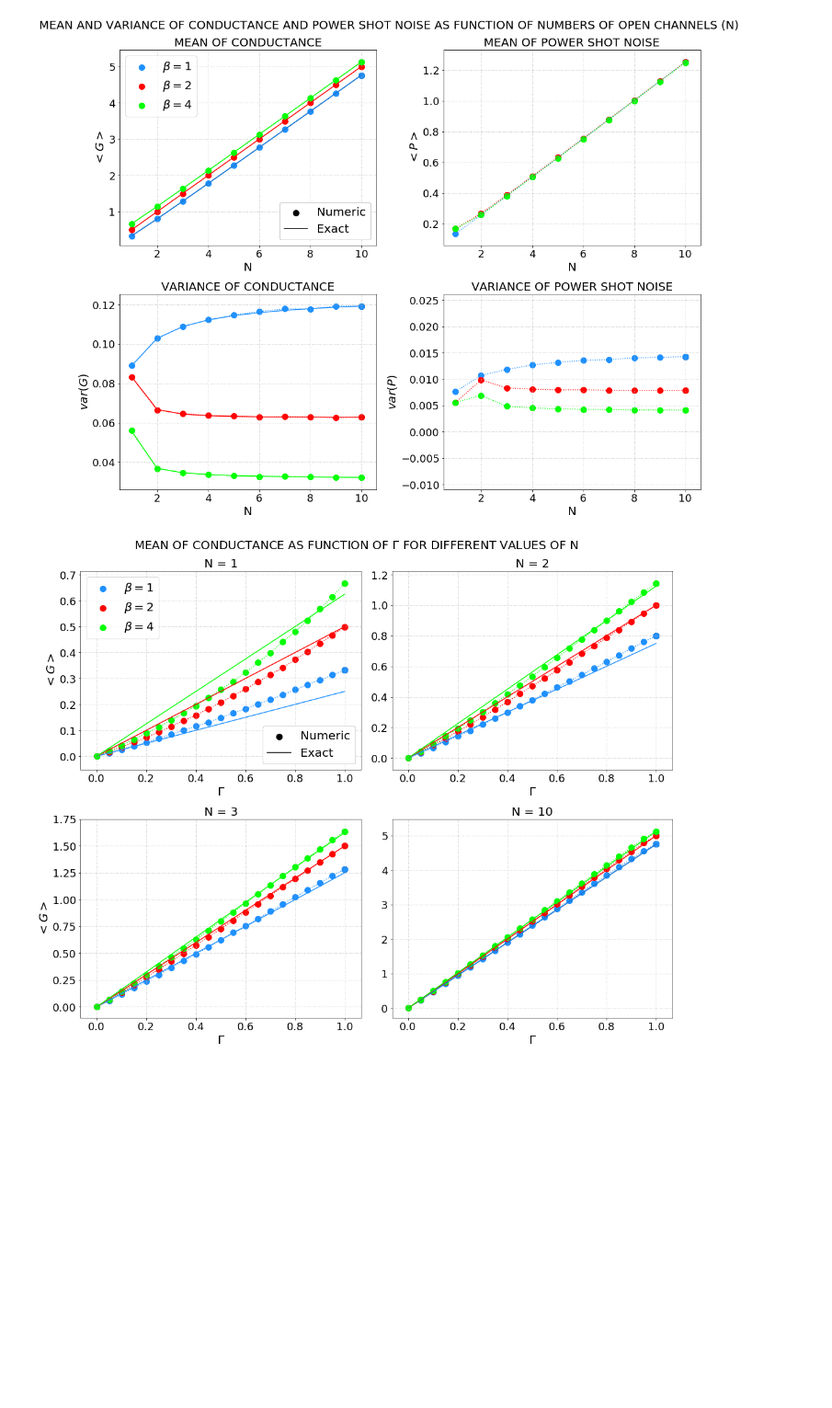
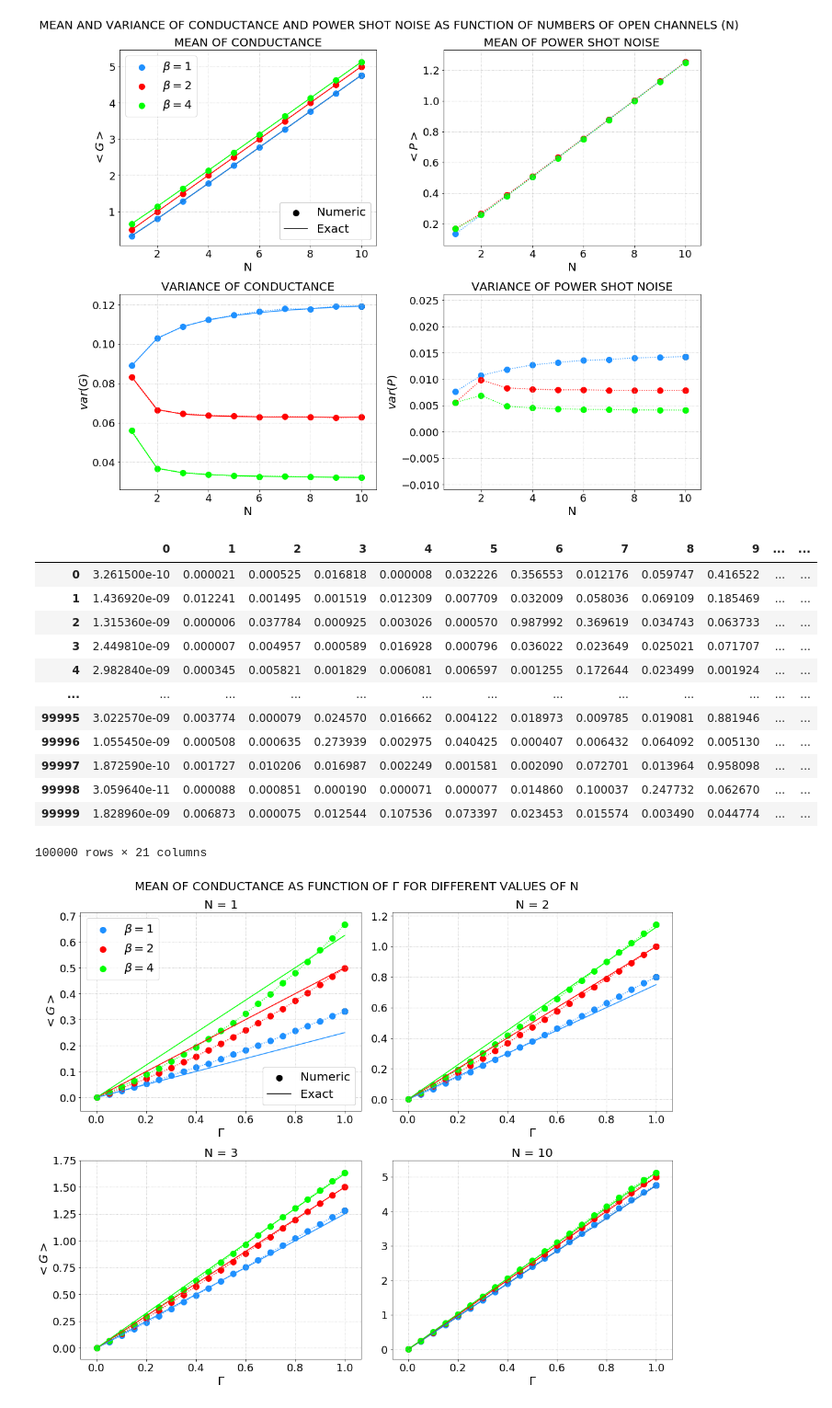
Before and after one commit to Rafffaelb/Schrodinger_Billiard, a Jupyter notebook: WignerDyson/Data_Analysis/Conductance_ShotNoise.ipynb, the cells around one changed output. Shown at 92% size. Drawn from its saved outputs; the diff is of its cells as text; code cells hidden in the pictures; blank space fills up the shorter version.

```diff
--- a/WignerDyson/Data_Analysis/Conductance_ShotNoise.ipynb
+++ b/WignerDyson/Data_Analysis/Conductance_ShotNoise.ipynb
@@ -331,6 +331,22 @@ G_S_Gamma_N3 = (df_G_S_Gamma_N3.values)/2
 G_O_Gamma_N10 = df_G_O_Gamma_N10.values
 G_U_Gamma_N10 = df_G_U_Gamma_N10.values
 G_S_Gamma_N10 = (df_G_S_Gamma_N10.values)/2
+# %%
+df_G_O_Gamma_N1
+# %% [output]
+|  | 0 | 1 | 2 | 3 | 4 | 5 | 6 | 7 | 8 | 9 | ... | ... |
+| 0 | 3.261500e-10 | 0.000021 | 0.000525 | 0.016818 | 0.000008 | 0.032226 | 0.356553 | 0.012176 | 0.059747 | 0.416522 | ... | ... |
+| 1 | 1.436920e-09 | 0.012241 | 0.001495 | 0.001519 | 0.012309 | 0.007709 | 0.032009 | 0.058036 | 0.069109 | 0.185469 | ... | ... |
+| 2 | 1.315360e-09 | 0.000006 | 0.037784 | 0.000925 | 0.003026 | 0.000570 | 0.987992 | 0.369619 | 0.034743 | 0.063733 | ... | ... |
+| 3 | 2.449810e-09 | 0.000007 | 0.004957 | 0.000589 | 0.016928 | 0.000796 | 0.036022 | 0.023649 | 0.025021 | 0.071707 | ... | ... |
+| 4 | 2.982840e-09 | 0.000345 | 0.005821 | 0.001829 | 0.006081 | 0.006597 | 0.001255 | 0.172644 | 0.023499 | 0.001924 | ... | ... |
+| ... | ... | ... | ... | ... | ... | ... | ... | ... | ... | ... | ... | ... |
+| 99995 | 3.022570e-09 | 0.003774 | 0.000079 | 0.024570 | 0.016662 | 0.004122 | 0.018973 | 0.009785 | 0.019081 | 0.881946 | ... | ... |
+| 99996 | 1.055450e-09 | 0.000508 | 0.000635 | 0.273939 | 0.002975 | 0.040425 | 0.000407 | 0.006432 | 0.064092 | 0.005130 | ... | ... |
+| 99997 | 1.872590e-10 | 0.001727 | 0.010206 | 0.016987 | 0.002249 | 0.001581 | 0.002090 | 0.072701 | 0.013964 | 0.958098 | ... | ... |
+| 99998 | 3.059640e-11 | 0.000088 | 0.000851 | 0.000190 | 0.000071 | 0.000077 | 0.014860 | 0.100037 | 0.247732 | 0.062670 | ... | ... |
+| 99999 | 1.828960e-09 | 0.006873 | 0.000075 | 0.012544 | 0.107536 | 0.073397 | 0.023453 | 0.015574 | 0.003490 | 0.044774 | ... | ... |
+100000 rows × 21 columns
 # %%
 meanG_O_1 = np.mean(G_O_Gamma_N1, axis = 0)
 meanG_U_1 = np.mean(G_U_Gamma_N1, axis = 0)
```
Also changed, not shown: 1 other file.
